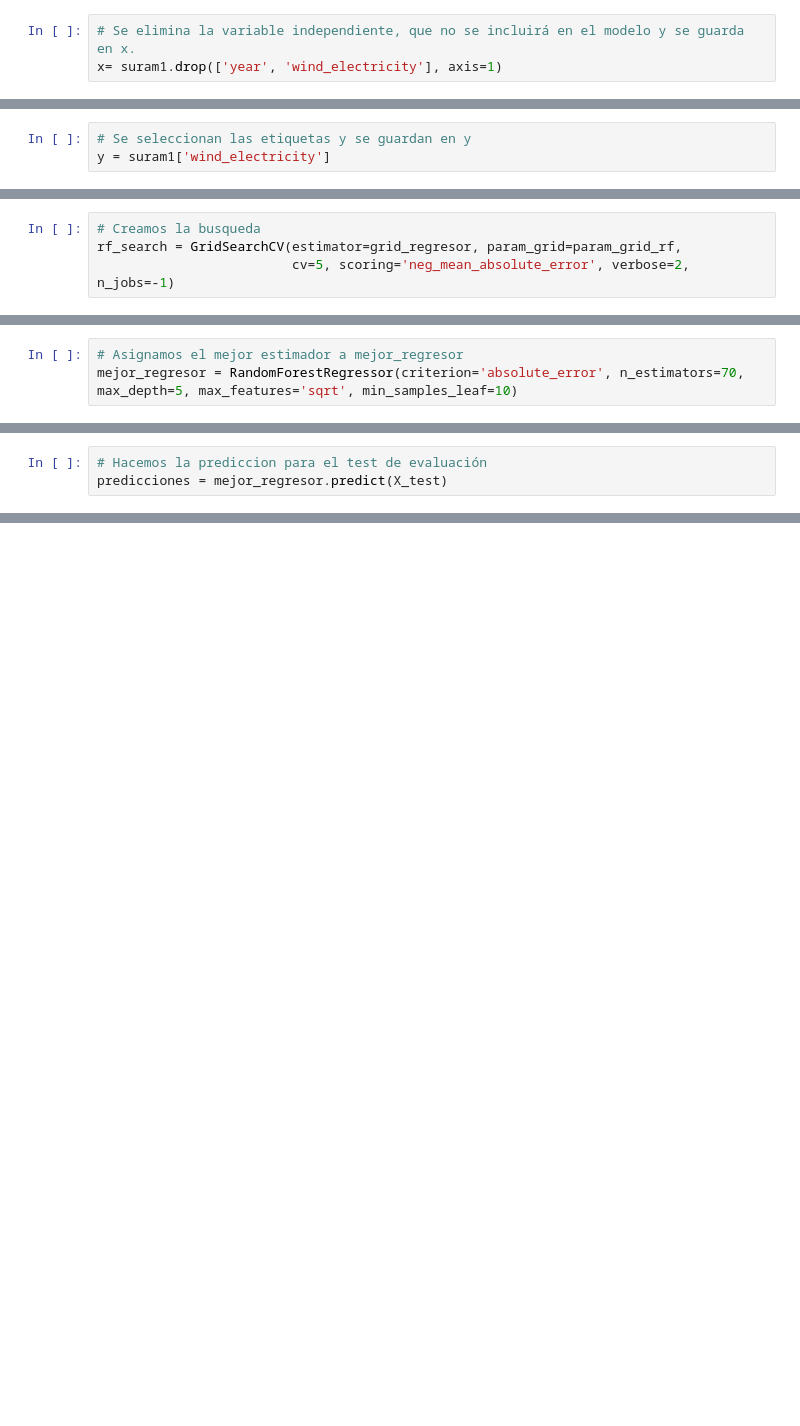
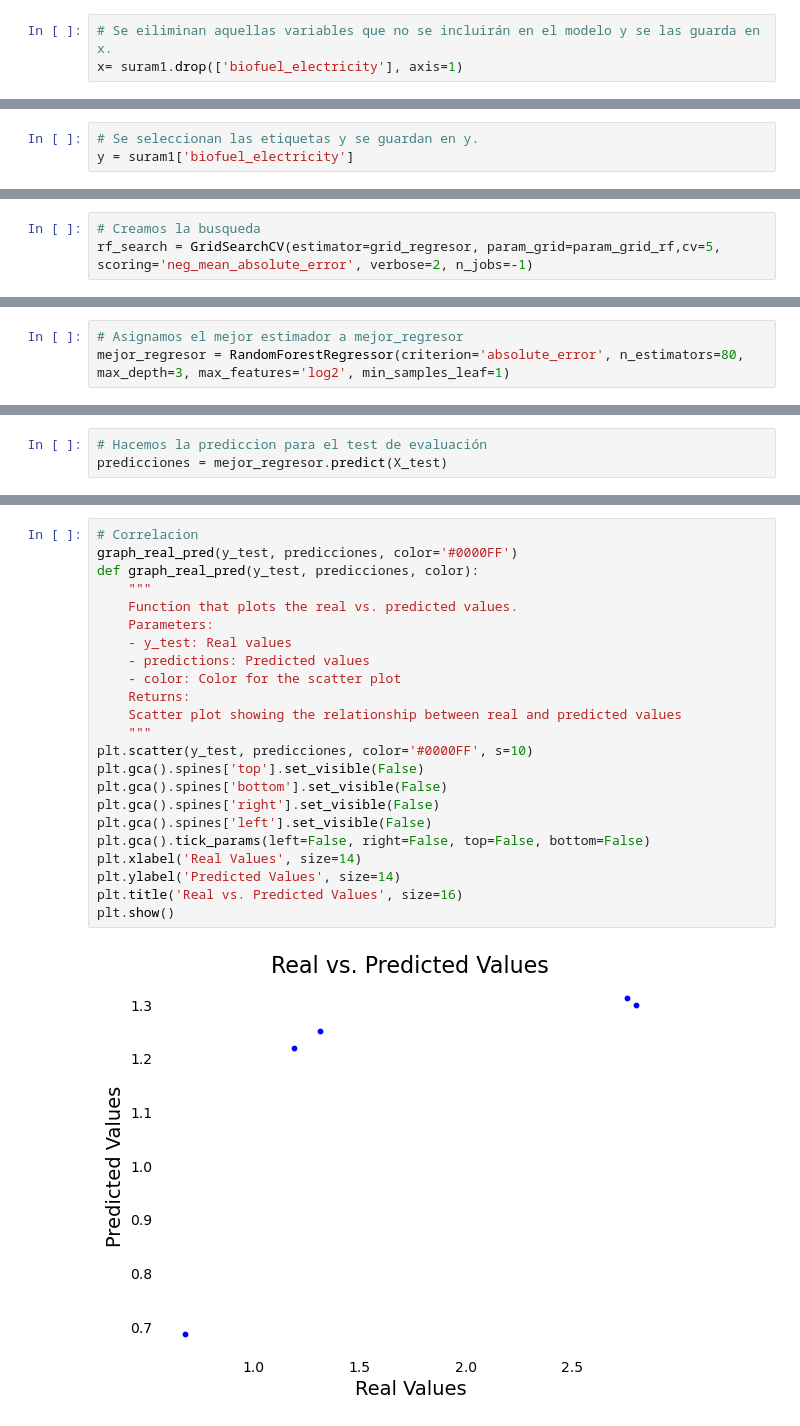
Before and after one commit to L-Ameneiro/EDA-Datasets, a Jupyter notebook: notebooks/MODELO SUPERVISADO consumo_energ_mundial.ipynb, the cells around one changed output, grey strips where cells are left out. Saved outputs shown, nothing was run; the diff lists cells and outputs as text; blank space fills up the shorter version.

```diff
--- a/notebooks/MODELO SUPERVISADO consumo_energ_mundial.ipynb
+++ b/notebooks/MODELO SUPERVISADO consumo_energ_mundial.ipynb
@@ -101,11 +137,11 @@ suram1= suram1.drop(['iso_code', 'country'], axis=1)
 # %%
-# Se elimina la variable independiente, que no se incluirá en el modelo y se guarda en x.
-x= suram1.drop(['year', 'wind_electricity'], axis=1)
+# Se eiliminan aquellas variables que no se incluirán en el modelo y se las guarda en x.
+x= suram1.drop(['biofuel_electricity'], axis=1)
 # %%
 lista_atributos = x.columns
 # %%
-# Se seleccionan las etiquetas y se guardan en y
-y = suram1['wind_electricity']
+# Se seleccionan las etiquetas y se guardan en y.
+y = suram1['biofuel_electricity']
 # %%
 x, y = np.array(x), np.array(y)
 # %%
@@ -310,8 +289,7 @@ param_grid_rf = {
 grid_regresor = RandomForestRegressor(random_state=42)
 # %%
 # Creamos la busqueda
-rf_search = GridSearchCV(estimator=grid_regresor, param_grid=param_grid_rf,
-                         cv=5, scoring='neg_mean_absolute_error', verbose=2, n_jobs=-1)
+rf_search = GridSearchCV(estimator=grid_regresor, param_grid=param_grid_rf,cv=5, scoring='neg_mean_absolute_error', verbose=2, n_jobs=-1)
 # %%
 # Corremos el gridsearch con una validación usando 3 folds.
 rf_search.fit(X_train, y_train)
@@ -346,6 +324,6 @@ rf_search.best_score_
 # %%
 # Asignamos el mejor estimador a mejor_regresor
-mejor_regresor = RandomForestRegressor(criterion='absolute_error', n_estimators=70, max_depth=5, max_features='sqrt', min_samples_leaf=10)
+mejor_regresor = RandomForestRegressor(criterion='absolute_error', n_estimators=80, max_depth=3, max_features='log2', min_samples_leaf=1)
 # %%
 # Entrenamos el modelo
 mejor_regresor.fit(X_train, y_train)
@@ -370,3 +339,28 @@ graph_real_pred(y_test, predicciones, color='#E67E22')
+# %%
+# Correlacion
+graph_real_pred(y_test, predicciones, color='#0000FF')
+def graph_real_pred(y_test, predicciones, color):
+    """
+    Function that plots the real vs. predicted values.
+    Parameters:
+    - y_test: Real values
+    - predictions: Predicted values
+    - color: Color for the scatter plot
+    Returns:
+    Scatter plot showing the relationship between real and predicted values
+    """
+plt.scatter(y_test, predicciones, color='#0000FF', s=10)
+plt.gca().spines['top'].set_visible(False)
+plt.gca().spines['bottom'].set_visible(False)
+plt.gca().spines['right'].set_visible(False)
+plt.gca().spines['left'].set_visible(False)
+plt.gca().tick_params(left=False, right=False, top=False, bottom=False)
+plt.xlabel('Real Values', size=14)
+plt.ylabel('Predicted Values', size=14)
+plt.title('Real vs. Predicted Values', size=16)
+plt.show()
+# %% [output]
+[figure, added]
 # %%
 # Importancia de cada feature
 feature_importance(mejor_regresor, lista_atributos)
```
Also changed, not shown: parts of 43 cells of this notebook, 2 other files.
